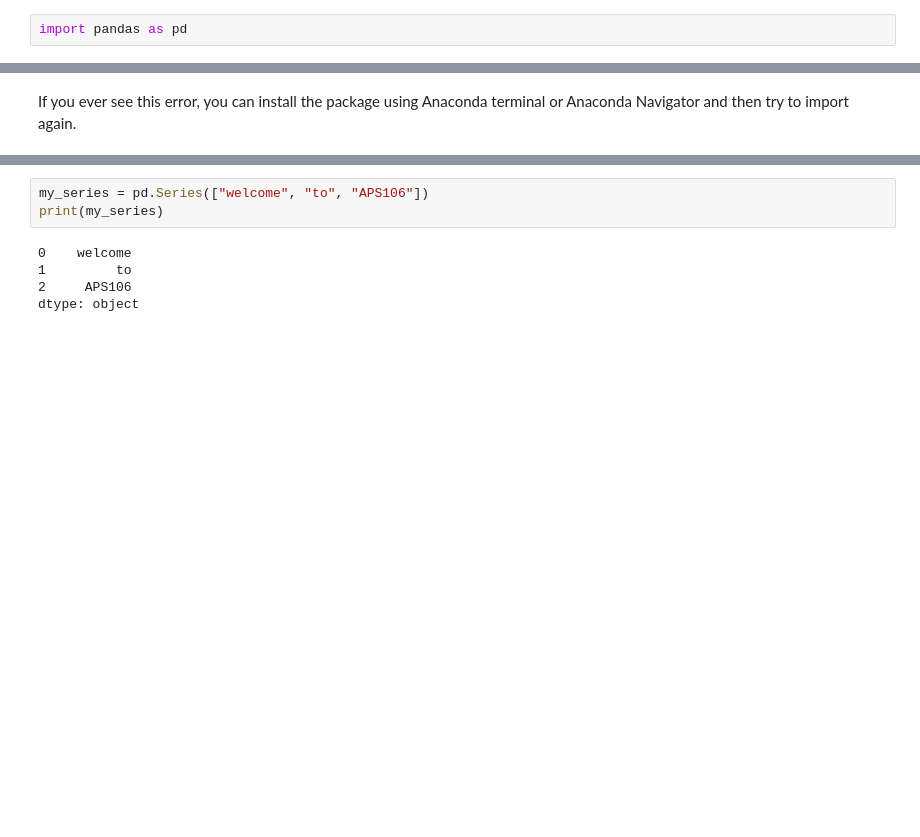
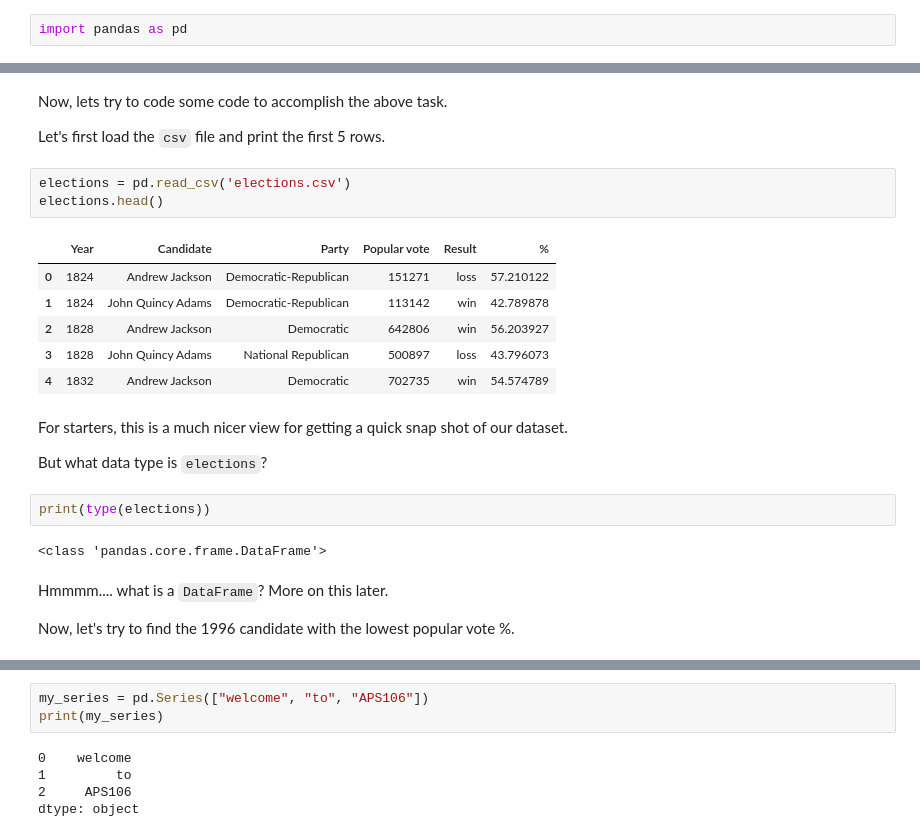
Before and after one commit to APS106/APS106-winter-2024-kinsella-goodfellow, a Jupyter notebook: lectures/week12/lecture1/notebooks/week12_lecture1_complete.ipynb, the cells around one changed output, grey strips where cells are left out. Drawn from its saved outputs; the diff is of its cells as text; blank space fills up the shorter version.

```diff
--- a/lectures/week12/lecture1/notebooks/week12_lecture1_complete.ipynb
+++ b/lectures/week12/lecture1/notebooks/week12_lecture1_complete.ipynb
@@ -49,2 +102,26 @@ ModuleNotFoundError: No module named 'biosppy'
-# %% [markdown]
-If you ever see this error, you can install the package using Anaconda terminal or Anaconda Navigator and then try to import again.
+# %% [markdown]
+Now, lets try to code some code to accomplish the above task.
+
+Let's first load the `csv` file and print the first 5 rows.
+# %%
+elections = pd.read_csv('elections.csv')
+elections.head()
+# %% [output]
+|  | Year | Candidate | Party | Popular vote | Result | % |
+| 0 | 1824 | Andrew Jackson | Democratic-Republican | 151271 | loss | 57.210122 |
+| 1 | 1824 | John Quincy Adams | Democratic-Republican | 113142 | win | 42.789878 |
+| 2 | 1828 | Andrew Jackson | Democratic | 642806 | win | 56.203927 |
+| 3 | 1828 | John Quincy Adams | National Republican | 500897 | loss | 43.796073 |
+| 4 | 1832 | Andrew Jackson | Democratic | 702735 | win | 54.574789 |
+# %% [markdown]
+For starters, this is a much nicer view for getting a quick snap shot of our dataset.
+
+But what data type is `elections`?
+# %%
+print(type(elections))
+# %% [output]
+<class 'pandas.core.frame.DataFrame'>
+# %% [markdown]
+Hmmmm.... what is a `DataFrame`? More on this later.
+
+Now, let's try to find the 1996 candidate with the lowest popular vote %.
```
Also changed, not shown: parts of 26 cells of this notebook, 5 other files.
